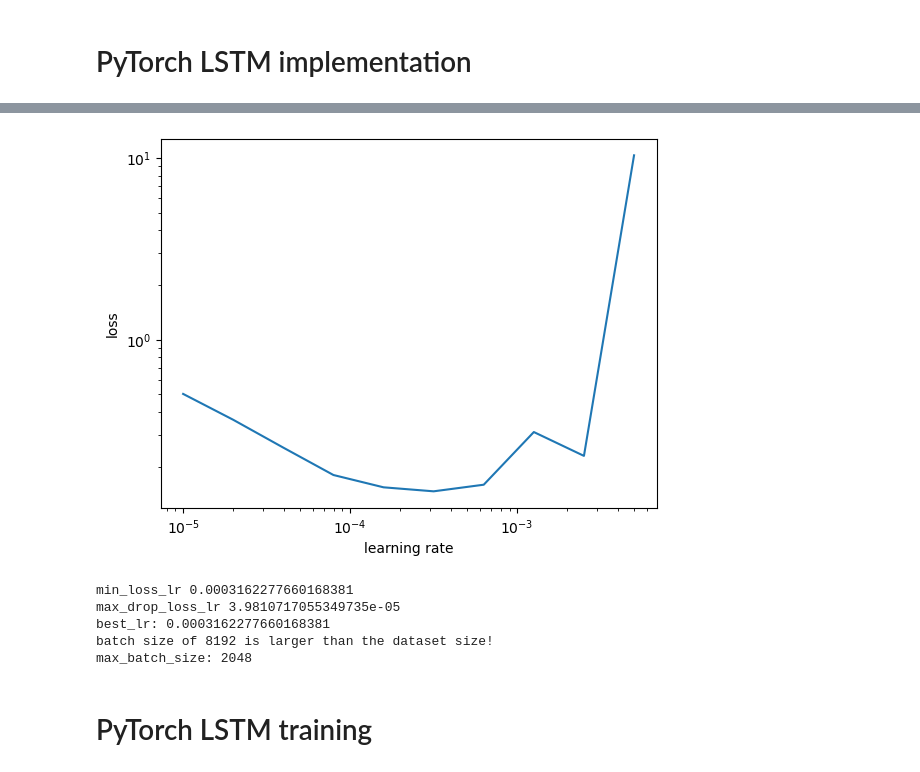
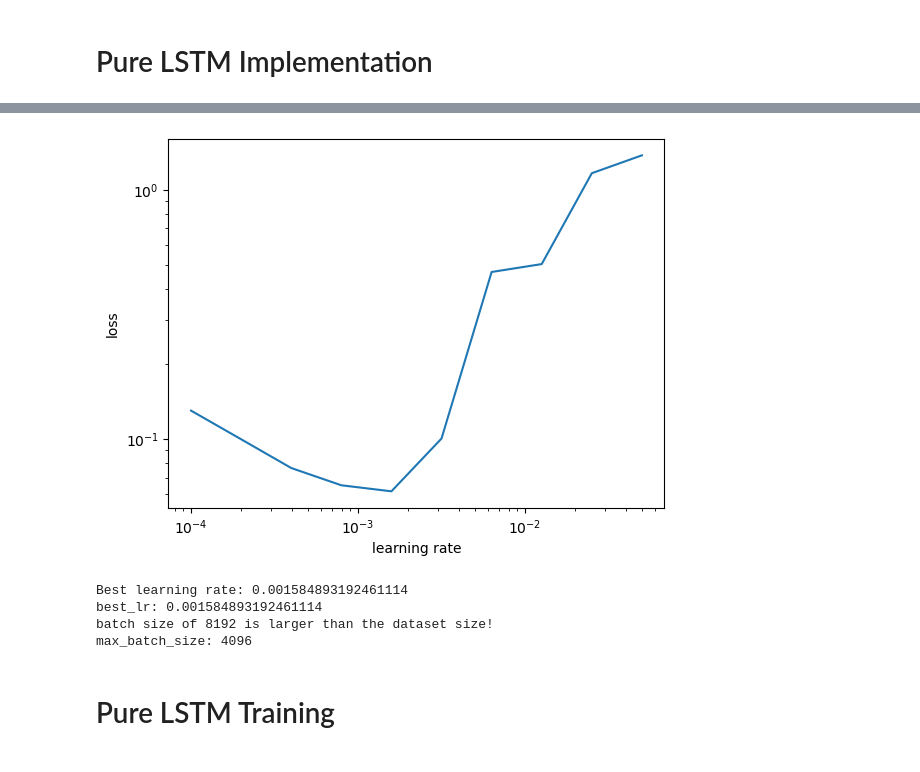
Before and after one commit to luzny274/Taipei-Bus-Stop-Traffic-Prediction, a Jupyter notebook: Vita/LSTM.ipynb, the cells around one changed output, grey strips where cells are left out. Cells and saved outputs as stored; diff of their text form; code cells hidden in the pictures.

```diff
--- a/Vita/LSTM.ipynb
+++ b/Vita/LSTM.ipynb
@@ -600,40 +53,44 @@ def get_max_batch_size(model):
 # %% [markdown]
-# PyTorch LSTM implementation
+# Pure LSTM Implementation
 # %%
-class LSTM_model(nn.Module):
+class LSTM_base(nn.Module):
     def __init__(self, params):
-        super(LSTM_model, self).__init__()
+        super(LSTM_base, self).__init__()
 
-        hidden_size = params['hidden_size']
-        num_layers = params['num_layers']
+        self.hidden_size = params['hidden_size']
+        self.num_layers  = params['num_layers']
+        self.p           = params['dropout_rate']
 
-        self.lstm = nn.LSTM(timeSeries_input_size, hidden_size, num_layers, batch_first=True)
-        self.hidden_fc = nn.Linear(input_size + hidden_size, hidden_size)
-        self.fc = nn.Linear(hidden_size, output_size)
+        self.lstm = nn.LSTM(timeSeries_input_size, self.hidden_size, self.num_layers, batch_first=True)
+        self.fc = nn.Linear(self.hidden_size, output_size)
+
+        self.dropout = nn.Dropout(self.p)
 
     def forward(self, x):
-        X = x[0]
-        timeSeries = x[1]
+        X = self.dropout(x.timestampsData)
+        timeSeries = self.dropout(x.timeSeriesData)
+
 
         out, _ = self.lstm(timeSeries)
-        out = torch.cat([out[:, -1, :], X], dim=1)
-        out = self.hidden_fc(out)
+        out = self.dropout(out[:, -1, :])
         out = self.fc(out)
         return out
+
+    def get_input_weights(self):
+        return self.lstm._parameters['weight_ih_l0']
 # %%
 # Find the best initial learning rate
 hidden_size = 512
 num_layers = 2
 
-params = {'batch_size': 4, 'loss': 'MSE', 'weight_decay': 0, 'hidden_size':hidden_size, 'num_layers':num_layers}
-min_lr = 1e-5
-max_lr = 1e-2
-steps = 10
+params = {'batch_size': 4, 'epochs' : 10, 'loss': 'MSE', 'weight_decay': 0, 'hidden_size':hidden_size, 'num_layers':num_layers, 'dropout_rate':0}
+min_lr = 1e-4
+max_lr = 1e-1
 
-model, train_losses, learning_rates, best_lr_LSTM = Learning_Rate_Range_Test(LSTM_model, min_lr, max_lr, steps, params)
-print("best_lr:", best_lr_LSTM)
+model, train_losses, learning_rates, best_lr_base = utils.Learning_Rate_Range_Test(LSTM_base, min_lr, max_lr, params)
+print("best_lr:", best_lr_base)
 
 # Find the maximum batch size
-max_batch_size_LSTM = get_max_batch_size(model)
+max_batch_size_base = utils.get_max_batch_size(model)
 # %% [output]
 gamma per epoch: 1.9952623149688797
@@ -656,11 +113,10 @@ Time to train: 52.393s
-[figure, old version]
+[figure, new version]
-min_loss_lr 0.0003162277660168381
-max_drop_loss_lr 3.9810717055349735e-05
-best_lr: 0.0003162277660168381
+Best learning rate: 0.001584893192461114
+best_lr: 0.001584893192461114
 batch size of 8192 is larger than the dataset size!
-max_batch_size: 2048
+max_batch_size: 4096
 # %% [markdown]
-# PyTorch LSTM training
+# Pure LSTM Training
 # %%
 # Parameters for grid search
 epochs = [100]
```
Also changed, not shown: parts of 17 cells of this notebook, 28 other files.
